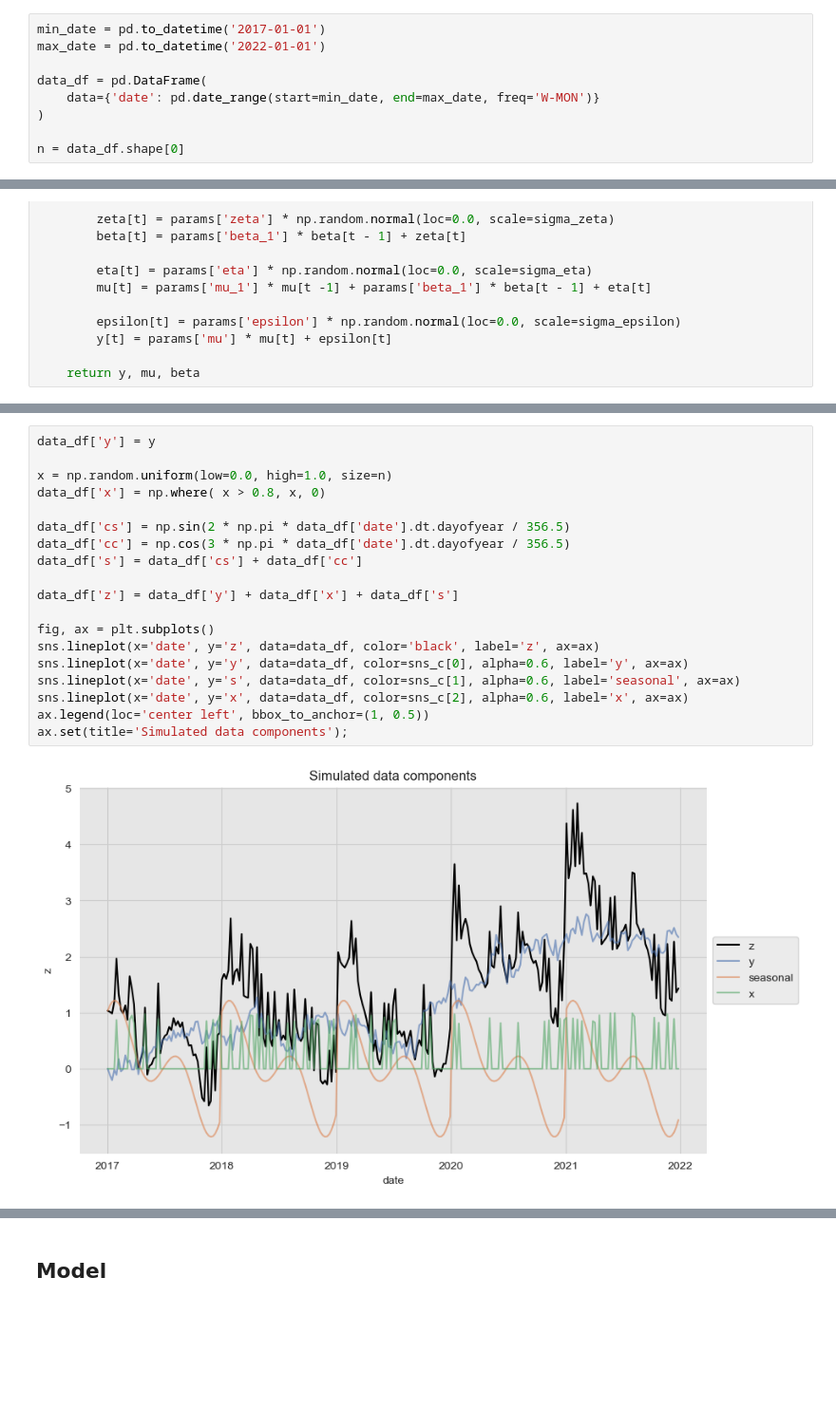
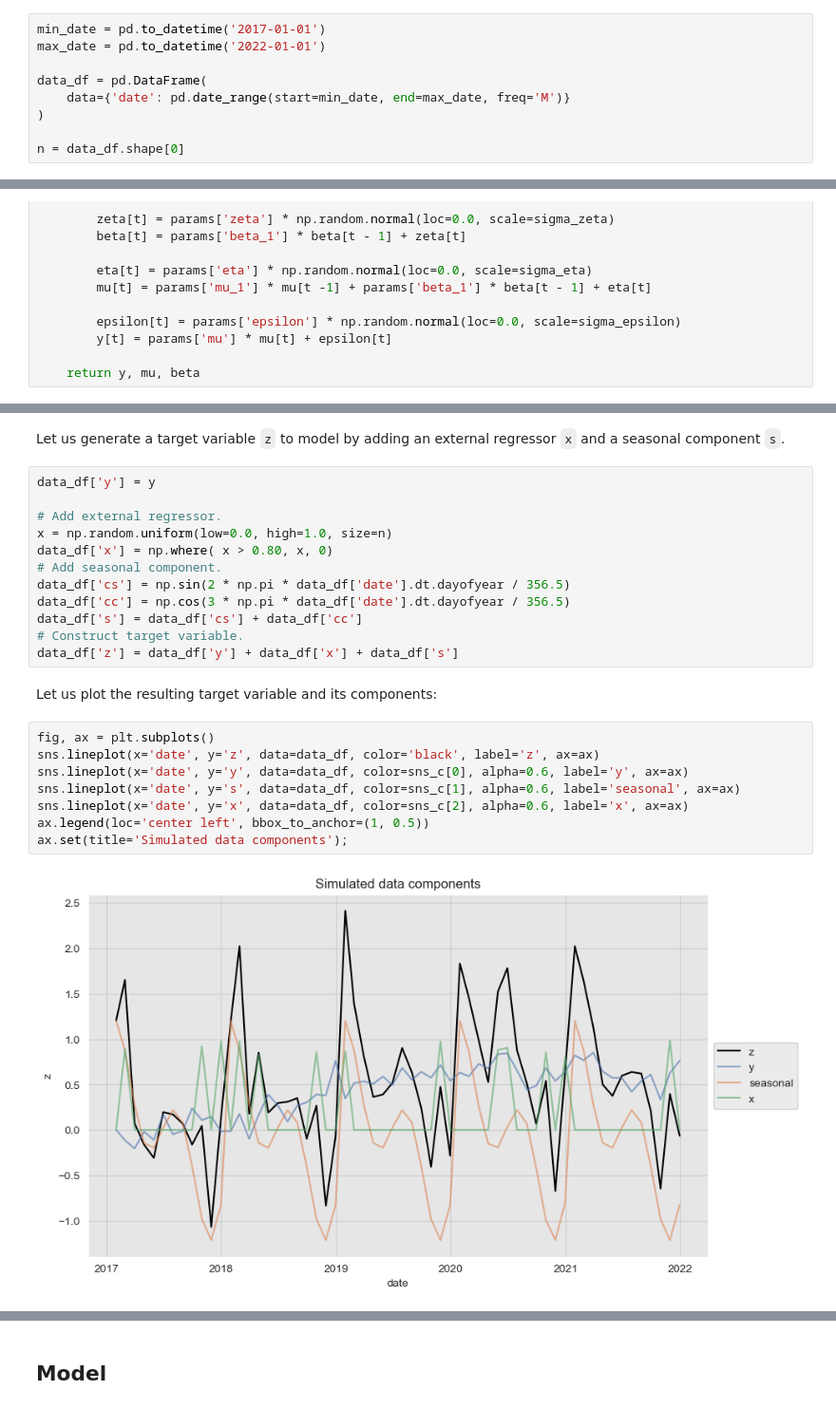
Before and after one commit to juanitorduz/btsa, a Jupyter notebook: python/intro_forecasting/unobserved_components.ipynb, the cells around one changed output, grey strips where cells are left out. Shown at 95% size. Cells and saved outputs as stored; diff of their text form; blank space fills up the shorter version.

```diff
--- a/python/intro_forecasting/unobserved_components.ipynb
+++ b/python/intro_forecasting/unobserved_components.ipynb
@@ -30,7 +34,7 @@ min_date = pd.to_datetime('2017-01-01')
 max_date = pd.to_datetime('2022-01-01')
 
 data_df = pd.DataFrame(
-    data={'date': pd.date_range(start=min_date, end=max_date, freq='W-MON')}
+    data={'date': pd.date_range(start=min_date, end=max_date, freq='M')}
 )
 
 n = data_df.shape[0]
@@ -88,22 +92,27 @@ fig.suptitle(f'Simulation Data - {model_name}\n{params}');
+# %% [markdown]
+Let us generate a target variable `z` to model by adding an external regressor `x` and a seasonal component `s`.
+# %%
+data_df['y'] = y
+
+# Add external regressor.
+x = np.random.uniform(low=0.0, high=1.0, size=n)
+data_df['x'] = np.where( x > 0.80, x, 0)
+# Add seasonal component.
+data_df['cs'] = np.sin(2 * np.pi * data_df['date'].dt.dayofyear / 356.5)
+data_df['cc'] = np.cos(3 * np.pi * data_df['date'].dt.dayofyear / 356.5)
+data_df['s'] = data_df['cs'] + data_df['cc']
+# Construct target variable.
+data_df['z'] = data_df['y'] + data_df['x'] + data_df['s']
+# %% [markdown]
+Let us plot the resulting target variable and its components:
 # %%
-data_df['y'] = y
-
-x = np.random.uniform(low=0.0, high=1.0, size=n)
-data_df['x'] = np.where( x > 0.8, x, 0)
-
-data_df['cs'] = np.sin(2 * np.pi * data_df['date'].dt.dayofyear / 356.5)
-data_df['cc'] = np.cos(3 * np.pi * data_df['date'].dt.dayofyear / 356.5)
-data_df['s'] = data_df['cs'] + data_df['cc']
-
-data_df['z'] = data_df['y'] + data_df['x'] + data_df['s']
-
 fig, ax = plt.subplots()
 sns.lineplot(x='date', y='z', data=data_df, color='black', label='z', ax=ax)
 sns.lineplot(x='date', y='y', data=data_df, color=sns_c[0], alpha=0.6, label='y', ax=ax)
 sns.lineplot(x='date', y='s', data=data_df, color=sns_c[1], alpha=0.6, label='seasonal', ax=ax)
 sns.lineplot(x='date', y='x', data=data_df, color=sns_c[2], alpha=0.6, label='x', ax=ax)
 ax.legend(loc='center left', bbox_to_anchor=(1, 0.5))
 ax.set(title='Simulated data components');
 # %% [output]
-[figure, old version]
+[figure, new version]
 # %%
```
Also changed, not shown: parts of 12 cells of this notebook.
